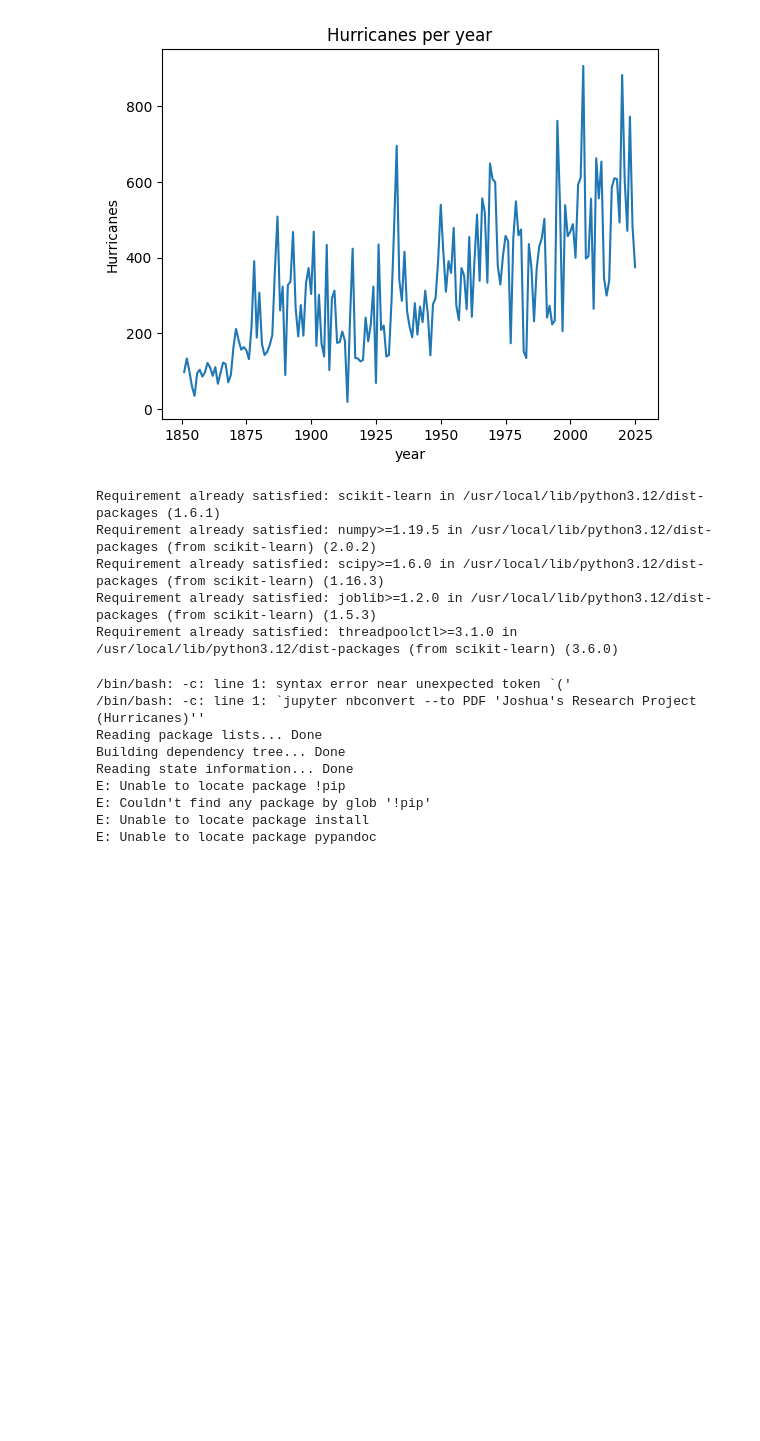
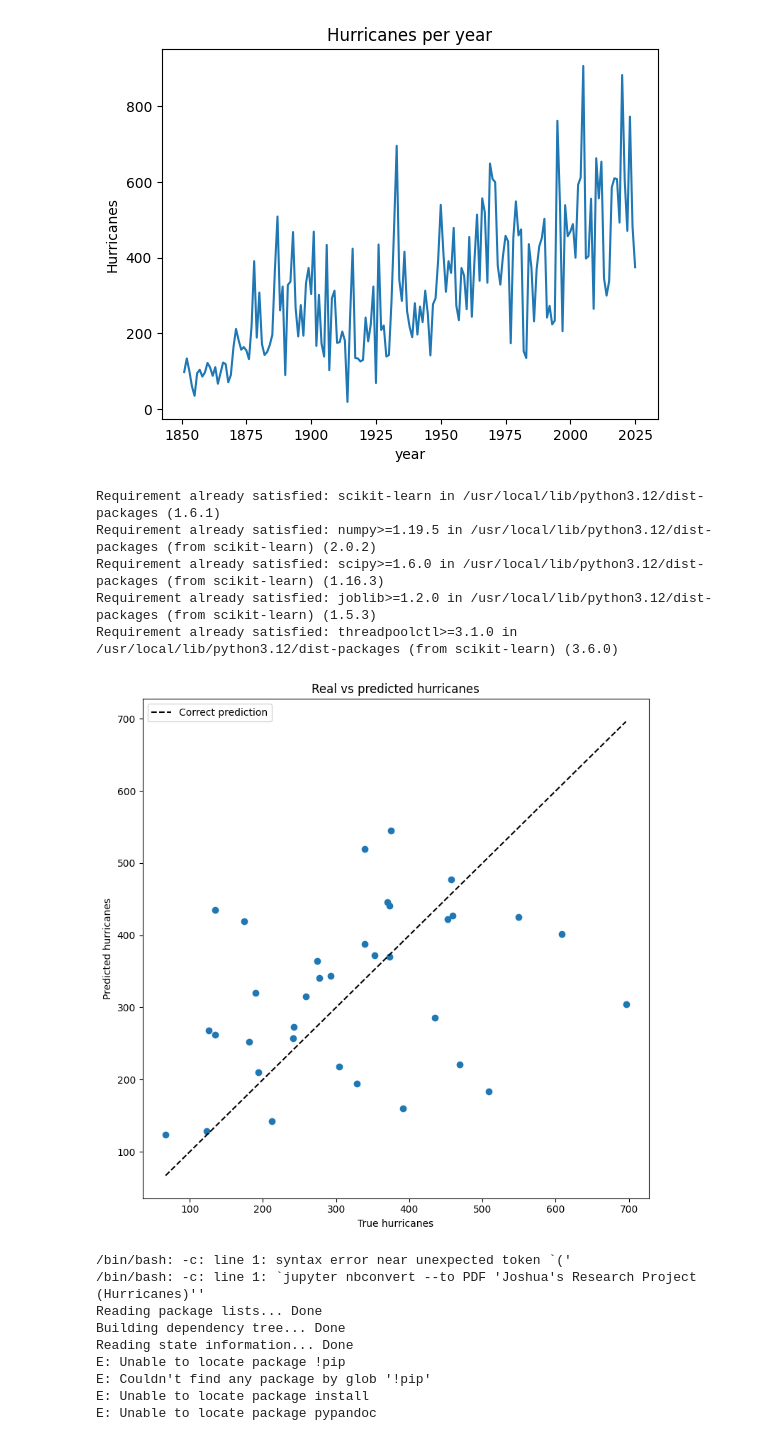
Before and after one commit to jxcact-sketch/Joshua-s-Research-Project, a Jupyter notebook: Joshua's Research Project.ipynb, the cells around one changed output. Drawn from its saved outputs; the diff is of its cells as text; code cells hidden in the pictures; blank space fills up the shorter version.

```diff
--- a/Joshua's Research Project.ipynb
+++ b/Joshua's Research Project.ipynb
@@ -150,27 +150,61 @@ plt.show()
 # %%
 !pip install scikit-learn
 
 import sklearn
 import pandas as pd
 
-from sklearn.linear_model import LinearRegression
+from sklearn.model_selection import train_test_split
+
+from sklearn.metrics import *
 
 url = '/content/hurdat2_atlantic_1851_2025_filtered.csv'
 df = pd.read_csv(url)
+
+hurricane_per_year = df.groupby('year')['name'].count()
 
 yearly_df = pd.DataFrame({
     "year": hurricane_per_year.index,
     "hurricanes": hurricane_per_year
 })
 
 features = yearly_df[['year']]
 labels = yearly_df['hurricanes']
+
+X_train, X_test, y_train, y_test = train_test_split(features, labels, test_size=0.2)
+
+from sklearn.linear_model import LinearRegression
+
+lr_model = LinearRegression()
+
+lr_model.fit(X_train, y_train)
+
+pred = lr_model.predict(X_test)
+
+plt.figure(figsize=(8, 8))
+
+MIN_VALUE = min(y_test)
+MAX_VALUE = max(y_test)
+
+plt.scatter(y_test, pred)
+plt.plot([MIN_VALUE, MAX_VALUE], [MIN_VALUE, MAX_VALUE], '--k', label="Correct prediction")
+
+
+plt.axis('tight')
+
+
+plt.xlabel('True hurricanes')
+plt.ylabel('Predicted hurricanes')
+plt.title("Real vs predicted hurricanes")
+
+plt.legend()
+plt.tight_layout()
 # %% [output]
 Requirement already satisfied: scikit-learn in /usr/local/lib/python3.12/dist-packages (1.6.1)
 Requirement already satisfied: numpy>=1.19.5 in /usr/local/lib/python3.12/dist-packages (from scikit-learn) (2.0.2)
 Requirement already satisfied: scipy>=1.6.0 in /usr/local/lib/python3.12/dist-packages (from scikit-learn) (1.16.3)
 Requirement already satisfied: joblib>=1.2.0 in /usr/local/lib/python3.12/dist-packages (from scikit-learn) (1.5.3)
 Requirement already satisfied: threadpoolctl>=3.1.0 in /usr/local/lib/python3.12/dist-packages (from scikit-learn) (3.6.0)
+[figure, added]
 # %%
 !jupyter nbconvert --to PDF 'Joshua's Research Project (Hurricanes)'
 !apt-get install texlive texlive-xetex texlive-latex-extra pandoc !pip install pypandoc
```
